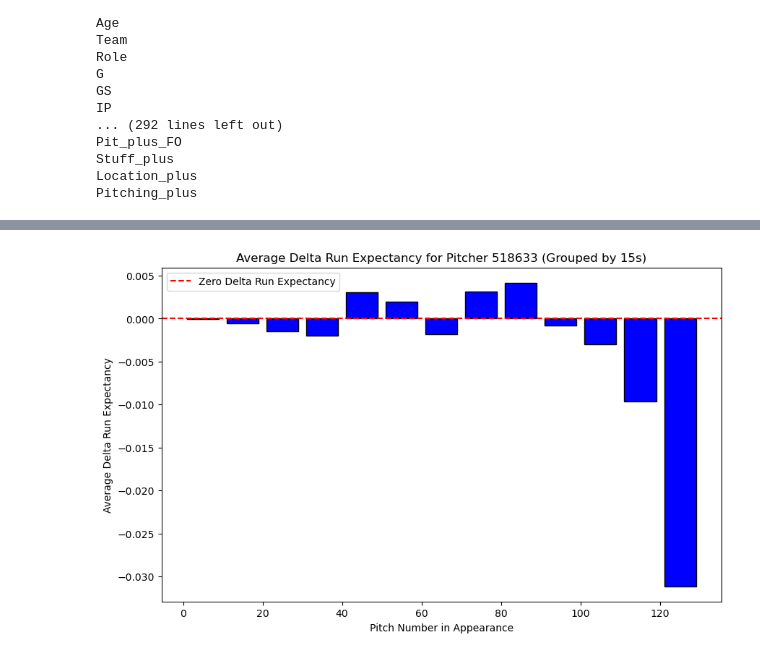
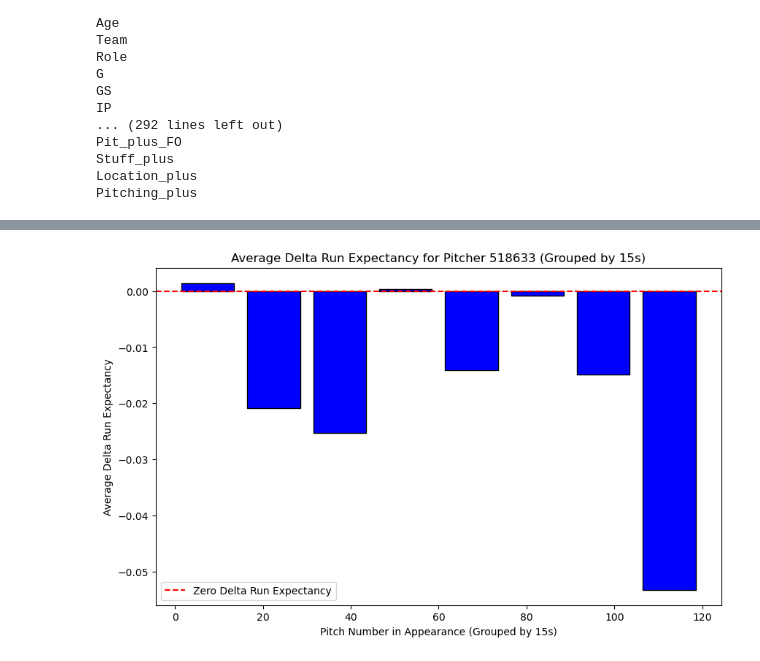
Before and after one commit to RudimentaryChef/RedsHackathon, a Jupyter notebook: Adi_Copy.ipynb, the cells around one changed output, grey strips where cells are left out. Saved outputs shown, nothing was run; the diff lists cells and outputs as text; code cells hidden in the pictures.

```diff
--- a/Adi_Copy.ipynb
+++ b/Adi_Copy.ipynb
@@ -225,38 +225,38 @@ OG_savant.head()
 # %%
 import pandas as pd
 import matplotlib.pyplot as plt
 
-# Filter the DataFrame for rows where 'pitcher' is equal to 518633
-filtered_df = OG_savant[OG_savant['pitcher'] > 518633].copy()
+#The filter
+filtered_df = OG_savant[OG_savant['pitcher'] == 518633].copy()
 
-# Define the bin edges for 10s
-bin_edges = range(0, filtered_df['pitch_number_appearance'].max() + 20, 10)
+filtered_df = OG_savant[OG_savant['player_name'].str.contains('Ohtani')].copy()
 
-# Create a new column 'Bin' based on the bin edges
+
+#Bin edges
+bin_edges = range(0, filtered_df['pitch_number_appearance'].max() + 16, 15)
+
 filtered_df['Bin'] = pd.cut(filtered_df['pitch_number_appearance'], bins=bin_edges, right=False)
 
-# Convert interval objects to midpoint values
+#Find the midpoint in each bin
 filtered_df['Bin_Midpoint'] = filtered_df['Bin'].apply(lambda x: x.mid)
 
-# Group by 'Bin_Midpoint' and calculate the mean for each bin
+#Group by 'Bin_Midpoint' and calculate the mean for each bin
 average_by_bin = filtered_df.groupby('Bin_Midpoint', observed=False)['delta_run_exp'].mean().reset_index()
 
-# Plotting the bar graph with averaged values
+#Graph plotting
 plt.figure(figsize=(10, 6))
-plt.bar(average_by_bin['Bin_Midpoint'], average_by_bin['delta_run_exp'], color='b', edgecolor='black', width=8)  # Adjust width as needed
+plt.bar(average_by_bin['Bin_Midpoint'], average_by_bin['delta_run_exp'], color='b', edgecolor='black', width=12)  # Adjust width as needed
 
-# Adding a horizontal line at y=0
+#Adding a horizontal line at y=0 to establish a sort of baseline
 plt.axhline(0, color='r', linestyle='--', label='Zero Delta Run Expectancy')
 
-# Adding labels and title
+#labels, titles and legend
 plt.title('Average Delta Run Expectancy for Pitcher 518633 (Grouped by 15s)')
-plt.xlabel('Pitch Number in Appearance')
+plt.xlabel('Pitch Number in Appearance (Grouped by 15s)')
 plt.ylabel('Average Delta Run Expectancy')
-
-# Adding legend
 plt.legend()
 
 # Display the plot
 plt.show()
 # %% [output]
-[figure, old version]
+[figure, new version]
```
